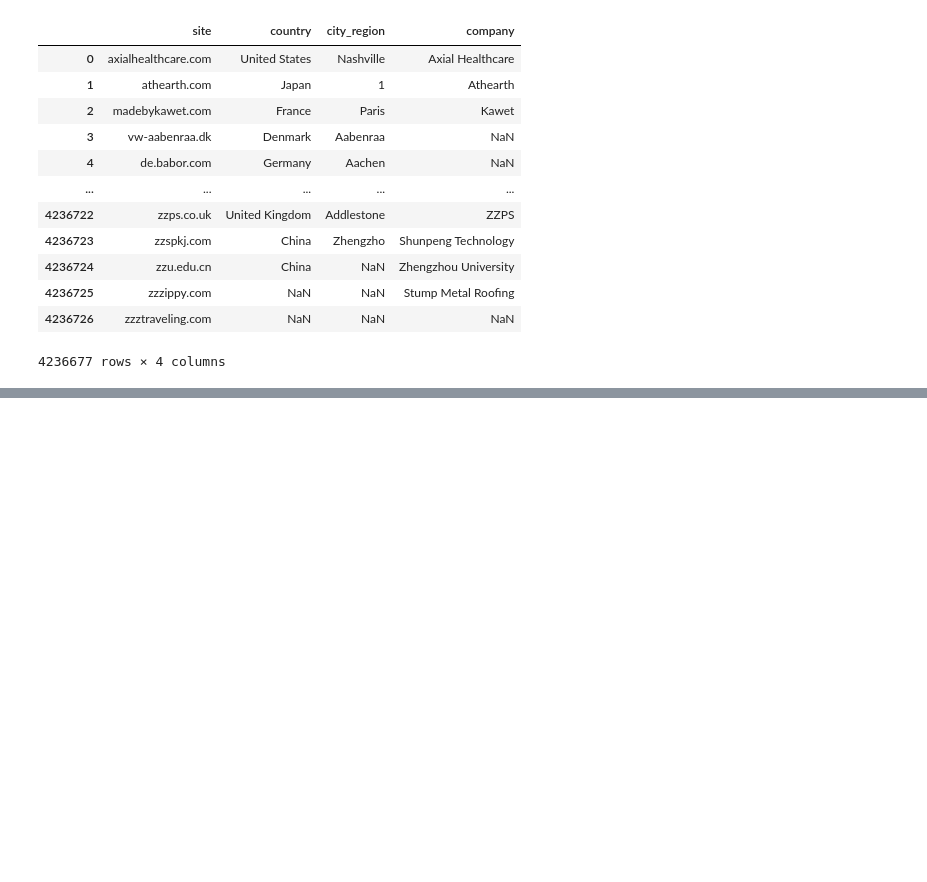
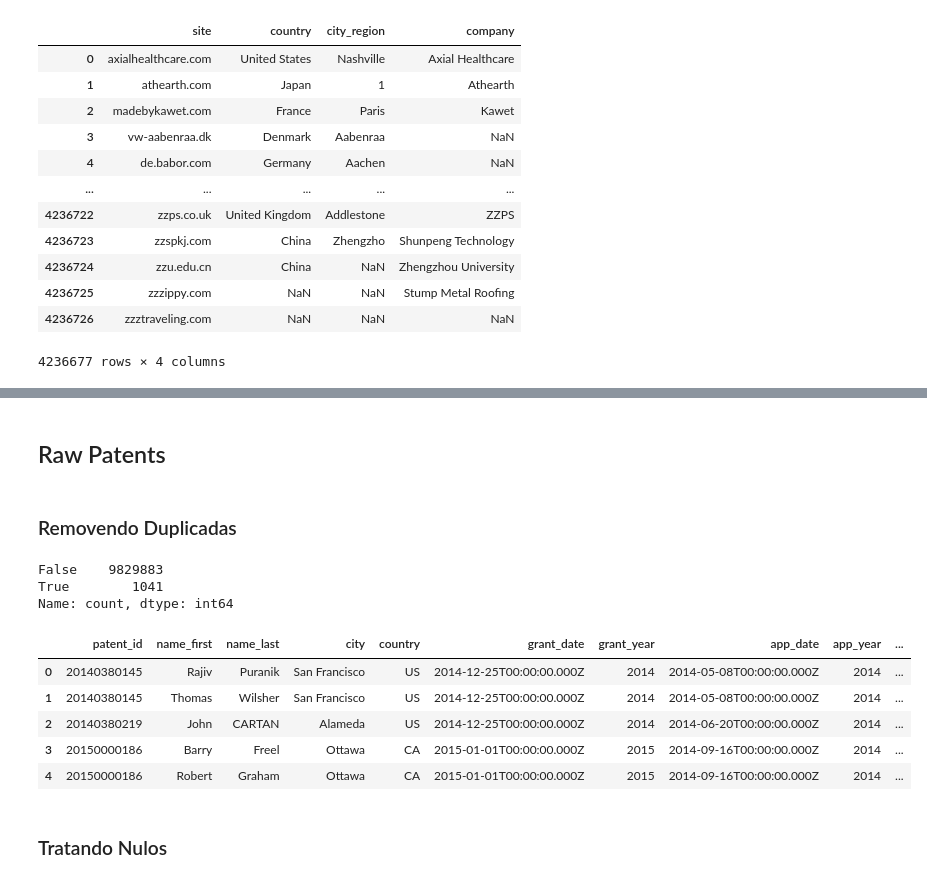
Before and after one commit to tseronni/genome, a Jupyter notebook: notebooks/00_data_understanding.ipynb, the cells around one changed output, grey strips where cells are left out. Saved outputs shown, nothing was run; the diff lists cells and outputs as text; code cells hidden in the pictures; blank space fills up the shorter version.

```diff
--- a/notebooks/00_data_understanding.ipynb
+++ b/notebooks/00_data_understanding.ipynb
@@ -399,0 +406,10 @@ df_list_of_companies
+# %% [markdown]
+## Raw Patents
+# %% [markdown]
+### Removendo Duplicadas
+# %%
+df_raw_patents.duplicated().value_counts()
+# %% [output]
+False    9829883
+True        1041
+Name: count, dtype: int64
@@ -399,0 +418,11 @@ df_list_of_companies
+# %%
+df_raw_patents.head()
+# %% [output]
+|  | patent_id | name_first | name_last | city | country | grant_date | grant_year | app_date | app_year | ... |
+| 0 | 20140380145 | Rajiv | Puranik | San Francisco | US | 2014-12-25T00:00:00.000Z | 2014 | 2014-05-08T00:00:00.000Z | 2014 | ... |
+| 1 | 20140380145 | Thomas | Wilsher | San Francisco | US | 2014-12-25T00:00:00.000Z | 2014 | 2014-05-08T00:00:00.000Z | 2014 | ... |
+| 2 | 20140380219 | John | CARTAN | Alameda | US | 2014-12-25T00:00:00.000Z | 2014 | 2014-06-20T00:00:00.000Z | 2014 | ... |
+| 3 | 20150000186 | Barry | Freel | Ottawa | CA | 2015-01-01T00:00:00.000Z | 2015 | 2014-09-16T00:00:00.000Z | 2014 | ... |
+| 4 | 20150000186 | Robert | Graham | Ottawa | CA | 2015-01-01T00:00:00.000Z | 2015 | 2014-09-16T00:00:00.000Z | 2014 | ... |
+# %% [markdown]
+### Tratando Nulos
```
Also changed, not shown: parts of 21 cells of this notebook.
